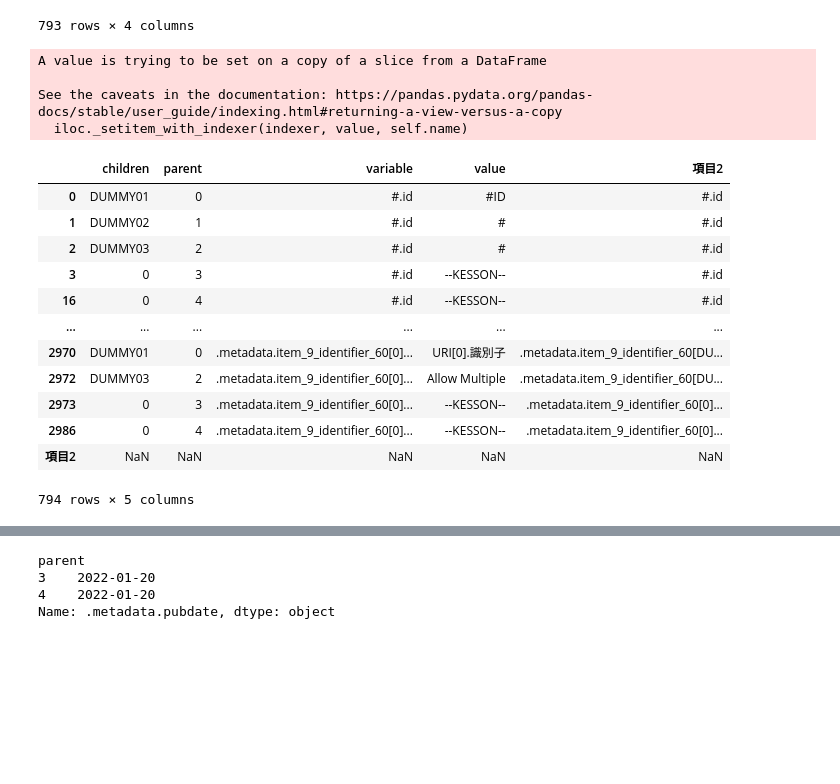
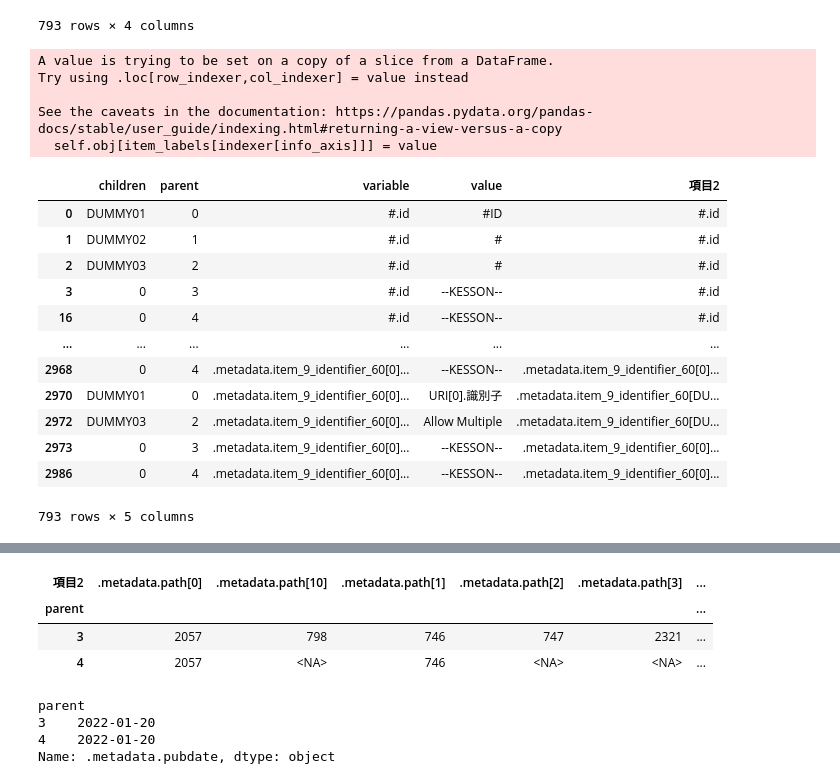
Before and after one commit to wonox/weko3importfile, a Jupyter notebook: excel2tsv_v2.ipynb, the cells around one changed output, grey strips where cells are left out. Drawn from its saved outputs; the diff is of its cells as text; code cells hidden in the pictures; blank space fills up the shorter version.

```diff
--- a/excel2tsv_v2.ipynb
+++ b/excel2tsv_v2.ipynb
@@ -3,22 +1,20 @@
 # %%
 import pandas as pd
 # エクセルファイルの シート名 import から読み出す
-data = pd.read_excel("aoutogen_importdata2.xlsx", sheet_name='import', index_col=None)
-# 5行目までを取り出す
+data = pd.read_excel("紀要論文___Departmental_Bulletin_Paper.xlsx",
+                     sheet_name='import', index_col=None)
+# ヘッダの5行目までを取り出す
 data_index = data[0:4]
 # 5行目までを dropする # data_body = data.drop([0,1,2,3])
 # 1行目までを drop
 data_body = data.drop([0])
-# data_indexの2行目をカラム名に設定
+# data_indexの1行目をカラム名に設定
 columnsname = data_index.loc[0].values.tolist()
 data_body.columns = columnsname
 # parent,children を文字列化
 data_body['parent'] = data_body['parent'].astype(str)
 data_body['children'] = data_body['children'].astype(str)
-# data_body.reset_index(inplace=True, drop=True)
-# data_body2 = data_body.set_index('parent', drop=False)
-# data_body2 = data_body.set_index('parent'+'children', drop=False)
-# index を振りなおす
+# index を振りなおす(parent + childrenを4桁に揃えて)
 data_body2 = data_body.assign(index=lambda x: x.parent.str.cat(x.children.str.zfill(4))).set_index('index')
 data_body2
 # %% [output]
@@ -98,32 +114,30 @@ tatemochi_df2
 | 2986 | 0 | 4 | .metadata.item_9_identifier_60[0]... | --KESSON-- |
 793 rows × 4 columns
 # %%
-# 項目の[0]をchildrenの[x]で置換して、new_column 列を作成
+# 項目の[0]をchildrenの[x]で置換して、'項目2' 列を作成
 # tatemochi_df2->tatemochi_df 2に戻す
 # <ipython-input-5-43466514a022>:3: SettingWithCopyWarning:
 # A value is trying to be set on a copy of a slice from a DataFrame.
 # Try using .loc[row_indexer, col_indexer] = value instead
-# tatemochi_df2["項目2"] = tatemochi_df2.apply(
-tatemochi_df2.loc["項目2"] = tatemochi_df2.apply(
+tatemochi_df2.loc[:,"項目2"] = tatemochi_df2.apply(
     lambda x: x.variable.replace('[0]', '[' + str(x.children) + ']', 1), axis=1)
-# tatemochi_df3 = tatemochi_df2.set_index('children')
-# tatemochi_df4 = tatemochi_df3.drop(['項目'], axis=1)
 tatemochi_df2
 # %% [output]
-A value is trying to be set on a copy of a slice from a DataFrame
+A value is trying to be set on a copy of a slice from a DataFrame.
+Try using .loc[row_indexer,col_indexer] = value instead
 
 See the caveats in the documentation: https://pandas.pydata.org/pandas-docs/stable/user_guide/indexing.html#returning-a-view-versus-a-copy
-  iloc._setitem_with_indexer(indexer, value, self.name)
+  self.obj[item_labels[indexer[info_axis]]] = value
 |  | children | parent | variable | value | 項目2 |
 | 0 | DUMMY01 | 0 | #.id | #ID | #.id |
 | 1 | DUMMY02 | 1 | #.id | # | #.id |
 | 2 | DUMMY03 | 2 | #.id | # | #.id |
 | 3 | 0 | 3 | #.id | --KESSON-- | #.id |
 | 16 | 0 | 4 | #.id | --KESSON-- | #.id |
 | ... | ... | ... | ... | ... | ... |
+| 2968 | 0 | 4 | .metadata.item_9_identifier_60[0]... | --KESSON-- | .metadata.item_9_identifier_60[0]... |
 | 2970 | DUMMY01 | 0 | .metadata.item_9_identifier_60[0]... | URI[0].識別子 | .metadata.item_9_identifier_60[DU... |
 | 2972 | DUMMY03 | 2 | .metadata.item_9_identifier_60[0]... | Allow Multiple | .metadata.item_9_identifier_60[DU... |
 | 2973 | 0 | 3 | .metadata.item_9_identifier_60[0]... | --KESSON-- | .metadata.item_9_identifier_60[0]... |
 | 2986 | 0 | 4 | .metadata.item_9_identifier_60[0]... | --KESSON-- | .metadata.item_9_identifier_60[0]... |
-| 項目2 | NaN | NaN | NaN | NaN | NaN |
-794 rows × 5 columns
+793 rows × 5 columns
@@ -159,6 +177,13 @@ metadata_path = data_body5.iloc[3:, ].filter(like='.metadata.path[').columns.tol
 for metadata_path_column in metadata_path:
     data_body5[metadata_path_column] = pd.to_numeric(data_body5.iloc[3:, data_body5.columns.get_loc(
       metadata_path_column)], errors='coerce').astype('Int64')
+# %%
+data_body5.iloc[3:, ].filter(like='.metadata.path[')
+# %% [output]
+| 項目2 | .metadata.path[0] | .metadata.path[10] | .metadata.path[1] | .metadata.path[2] | .metadata.path[3] | ... |
+| parent |  |  |  |  |  | ... |
+| 3 | 2057 | 798 | 746 | 747 | 2321 | ... |
+| 4 | 2057 | <NA> | 746 | <NA> | <NA> | ... |
 # %%
 # [DUMMY]の削除
 # print(data_body5.filter(like='[DUMMY]', axis=1))
```
Also changed, not shown: parts of 11 cells of this notebook, 5 other files.
